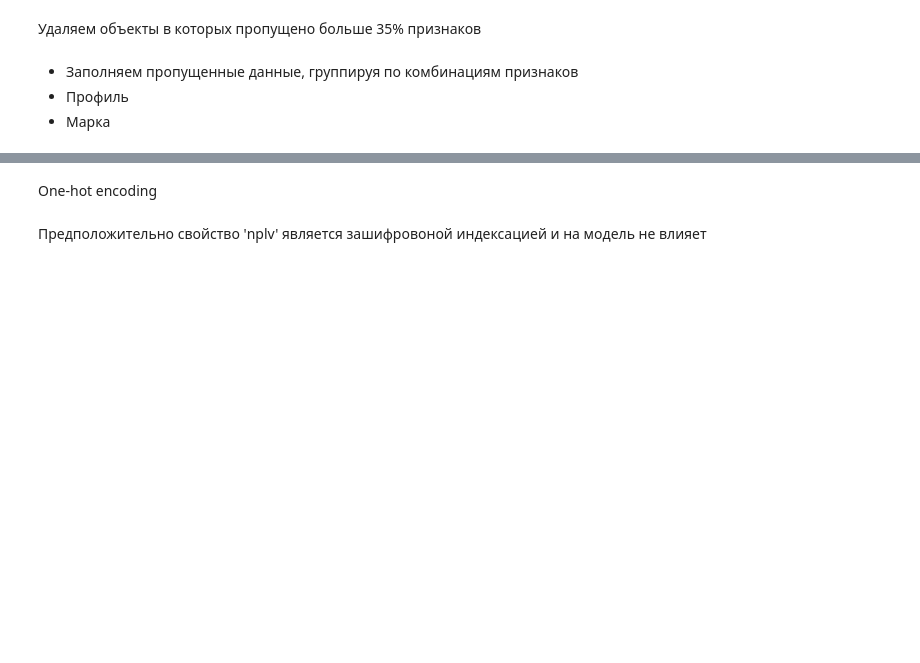
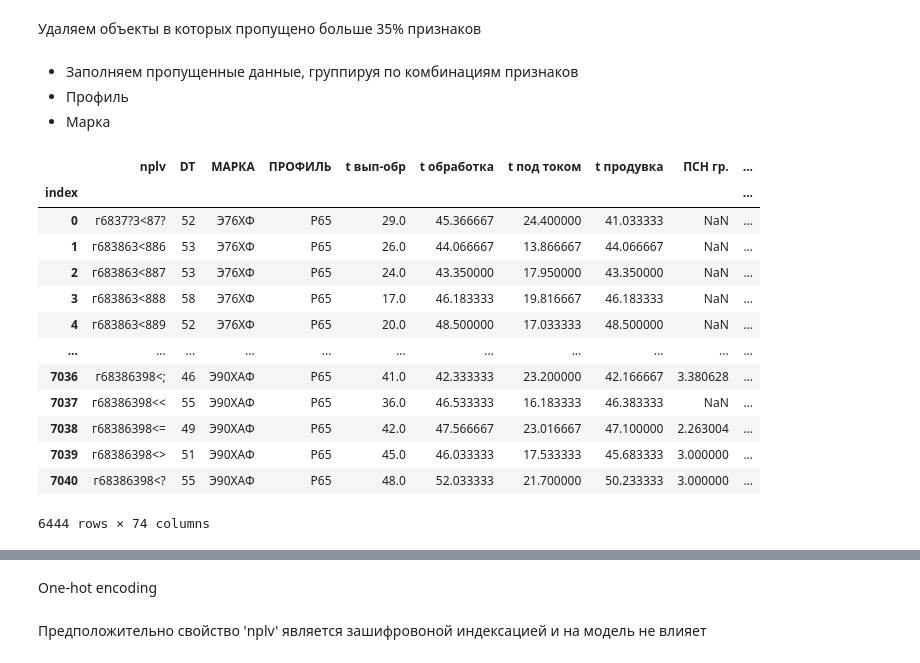
Before and after one commit to OnlyOneUseAcc/Evraz-SCC-prediction, a Jupyter notebook: EDA.ipynb, the cells around one changed output, grey strips where cells are left out. Saved outputs shown, nothing was run; the diff lists cells and outputs as text; code cells hidden in the pictures; blank space fills up the shorter version.

```diff
--- a/EDA.ipynb
+++ b/EDA.ipynb
@@ -118,6 +118,23 @@ dropped_data = sf.drop_rows(dropped_data, 0.35)
  * Заполняем пропущенные данные, группируя по комбинациям признаков
   * Профиль
   * Марка
+# %%
+dropped_data
+# %% [output]
+|  | nplv | DT | МАРКА | ПРОФИЛЬ | t вып-обр | t обработка | t под током | t продувка | ПСН гр. | ... |
+| index |  |  |  |  |  |  |  |  |  | ... |
+| 0 | г6837?3<87? | 52 | Э76ХФ | Р65 | 29.0 | 45.366667 | 24.400000 | 41.033333 | NaN | ... |
+| 1 | г683863<886 | 53 | Э76ХФ | Р65 | 26.0 | 44.066667 | 13.866667 | 44.066667 | NaN | ... |
+| 2 | г683863<887 | 53 | Э76ХФ | Р65 | 24.0 | 43.350000 | 17.950000 | 43.350000 | NaN | ... |
+| 3 | г683863<888 | 58 | Э76ХФ | Р65 | 17.0 | 46.183333 | 19.816667 | 46.183333 | NaN | ... |
+| 4 | г683863<889 | 52 | Э76ХФ | Р65 | 20.0 | 48.500000 | 17.033333 | 48.500000 | NaN | ... |
+| ... | ... | ... | ... | ... | ... | ... | ... | ... | ... | ... |
+| 7036 | г68386398<; | 46 | Э90ХАФ | Р65 | 41.0 | 42.333333 | 23.200000 | 42.166667 | 3.380628 | ... |
+| 7037 | г68386398<< | 55 | Э90ХАФ | Р65 | 36.0 | 46.533333 | 16.183333 | 46.383333 | NaN | ... |
+| 7038 | г68386398<= | 49 | Э90ХАФ | Р65 | 42.0 | 47.566667 | 23.016667 | 47.100000 | 2.263004 | ... |
+| 7039 | г68386398<> | 51 | Э90ХАФ | Р65 | 45.0 | 46.033333 | 17.533333 | 45.683333 | 3.000000 | ... |
+| 7040 | г68386398<? | 55 | Э90ХАФ | Р65 | 48.0 | 52.033333 | 21.700000 | 50.233333 | 3.000000 | ... |
+6444 rows × 74 columns
 # %%
 str_columns = ['ПРОФИЛЬ', 'МАРКА', 'nplv', 'DT']
 all_columns = dropped_data.columns.to_list()
```
Also changed, not shown: parts of 3 cells of this notebook, 1 other file.
